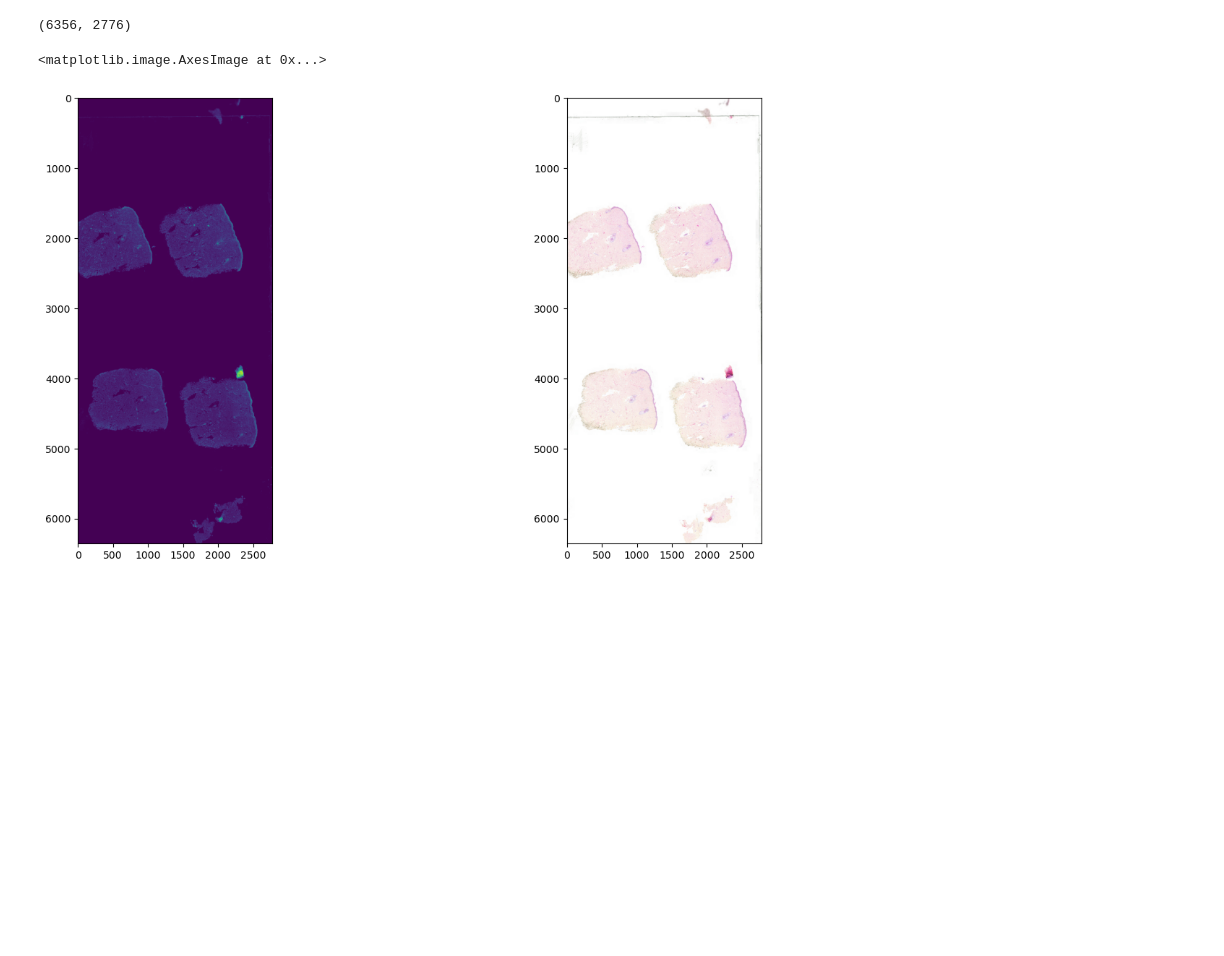
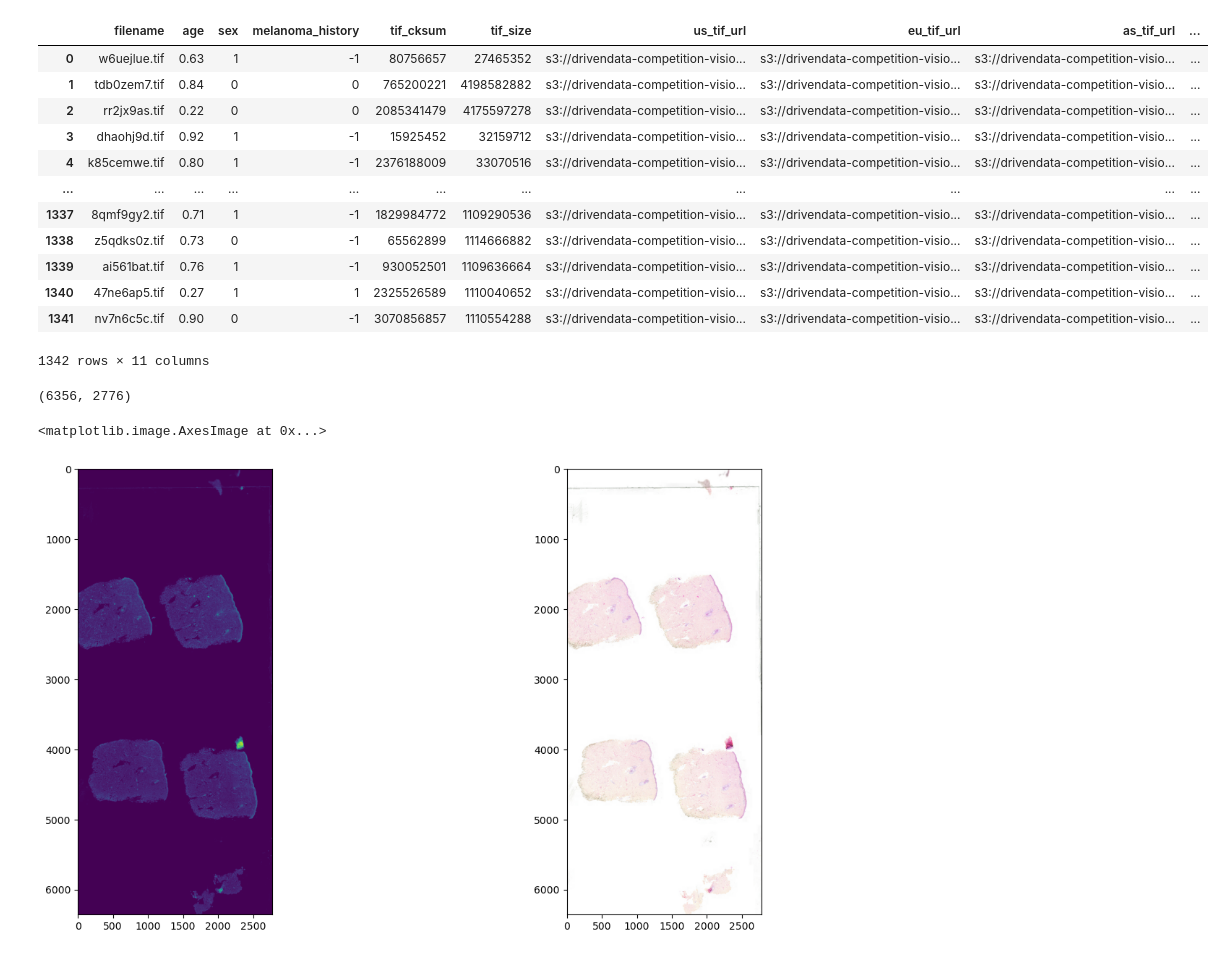
Before and after one commit to Graham-Broughton/visiomel-melanoma-runtime, a Jupyter notebook: notebooks/4.Test.ipynb, the cells around one changed output. Saved outputs shown, nothing was run; the diff lists cells and outputs as text; code cells hidden in the pictures; blank space fills up the shorter version.

```diff
--- a/notebooks/4.Test.ipynb
+++ b/notebooks/4.Test.ipynb
@@ -33,3 +41,19 @@ train = pd.concat([train1, train2]).sort_index().reset_index(drop=True)
+# %%
+pd.read_csv(f'{CFG.DATA_PATH}/train.csv')
+# %% [output]
+|  | filename | age | sex | melanoma_history | tif_cksum | tif_size | us_tif_url | eu_tif_url | as_tif_url | ... |
+| 0 | w6uejlue.tif | 0.63 | 1 | -1 | 80756657 | 27465352 | s3://drivendata-competition-visio... | s3://drivendata-competition-visio... | s3://drivendata-competition-visio... | ... |
+| 1 | tdb0zem7.tif | 0.84 | 0 | 0 | 765200221 | 4198582882 | s3://drivendata-competition-visio... | s3://drivendata-competition-visio... | s3://drivendata-competition-visio... | ... |
+| 2 | rr2jx9as.tif | 0.22 | 0 | 0 | 2085341479 | 4175597278 | s3://drivendata-competition-visio... | s3://drivendata-competition-visio... | s3://drivendata-competition-visio... | ... |
+| 3 | dhaohj9d.tif | 0.92 | 1 | -1 | 15925452 | 32159712 | s3://drivendata-competition-visio... | s3://drivendata-competition-visio... | s3://drivendata-competition-visio... | ... |
+| 4 | k85cemwe.tif | 0.80 | 1 | -1 | 2376188009 | 33070516 | s3://drivendata-competition-visio... | s3://drivendata-competition-visio... | s3://drivendata-competition-visio... | ... |
+| ... | ... | ... | ... | ... | ... | ... | ... | ... | ... | ... |
+| 1337 | 8qmf9gy2.tif | 0.71 | 1 | -1 | 1829984772 | 1109290536 | s3://drivendata-competition-visio... | s3://drivendata-competition-visio... | s3://drivendata-competition-visio... | ... |
+| 1338 | z5qdks0z.tif | 0.73 | 0 | -1 | 65562899 | 1114666882 | s3://drivendata-competition-visio... | s3://drivendata-competition-visio... | s3://drivendata-competition-visio... | ... |
+| 1339 | ai561bat.tif | 0.76 | 1 | -1 | 930052501 | 1109636664 | s3://drivendata-competition-visio... | s3://drivendata-competition-visio... | s3://drivendata-competition-visio... | ... |
+| 1340 | 47ne6ap5.tif | 0.27 | 1 | 1 | 2325526589 | 1110040652 | s3://drivendata-competition-visio... | s3://drivendata-competition-visio... | s3://drivendata-competition-visio... | ... |
+| 1341 | nv7n6c5c.tif | 0.90 | 0 | -1 | 3070856857 | 1110554288 | s3://drivendata-competition-visio... | s3://drivendata-competition-visio... | s3://drivendata-competition-visio... | ... |
+1342 rows × 11 columns
 # %%
 img = pv.Image.new_from_file('../kyk203jv.tif', access='sequential', page=6)
 # %%
```
Also changed, not shown: parts of 3 cells of this notebook, 8 other files.
